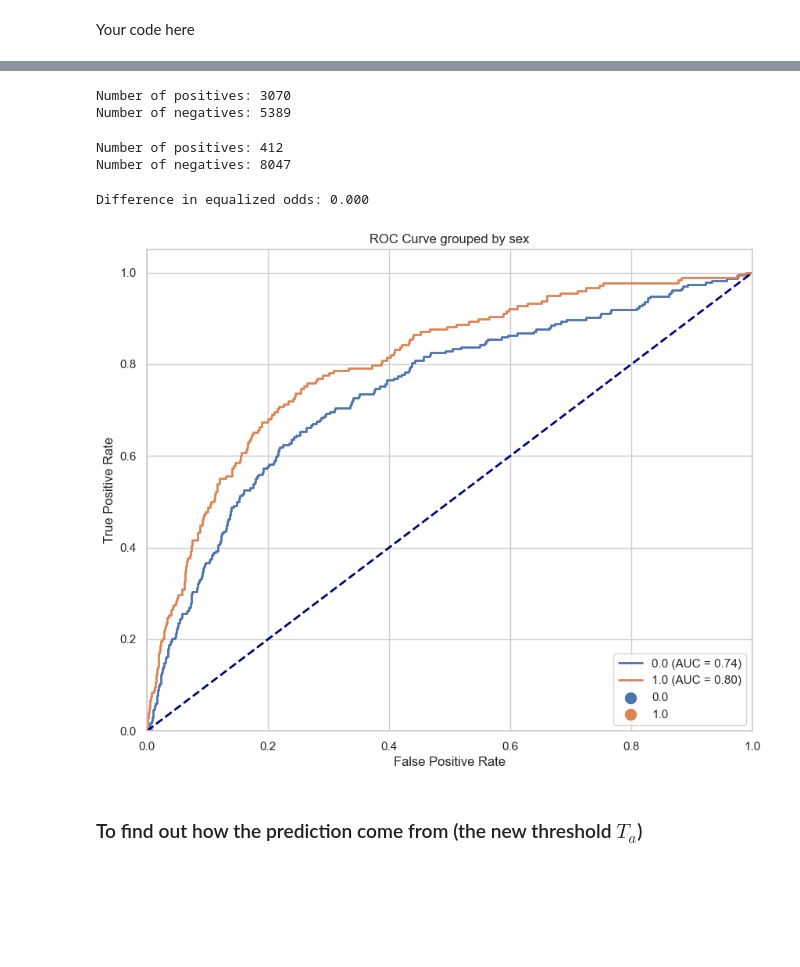
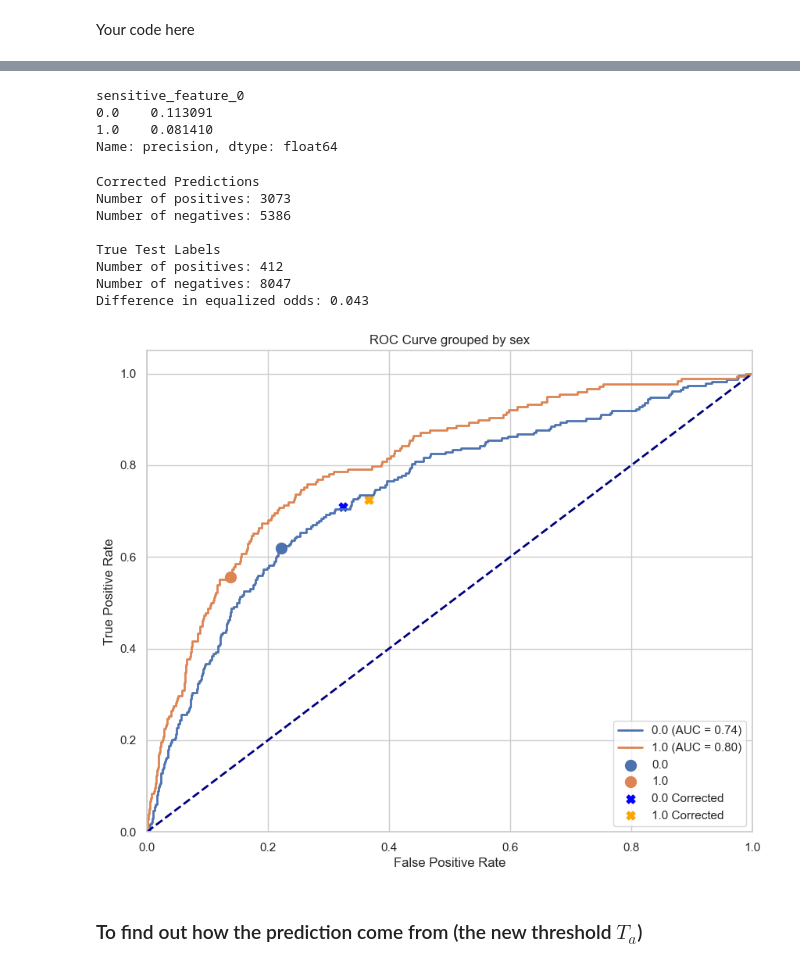
Before and after one commit to Villinger1999/RAI_fairness_exercise1, a Jupyter notebook: exercise.ipynb, the cells around one changed output, grey strips where cells are left out. Saved outputs shown, nothing was run; the diff lists cells and outputs as text; code cells hidden in the pictures; blank space fills up the shorter version.

```diff
--- a/exercise.ipynb
+++ b/exercise.ipynb
@@ -533,35 +579,56 @@ Difference in equalized odds: 0.053
+# %%
+metric_frame_threshold.by_group.precision
+# %% [output]
+sensitive_feature_0
+0.0    0.113091
+1.0    0.081410
+Name: precision, dtype: float64
 # %%
 y_pred_fair_test = np.array(y_pred_fair_test)
 
+
+print("Corrected Predictions")
 n_positives = np.sum(y_pred_fair_test == 1.0)
 n_negatives = np.sum(y_pred_fair_test == 0.0)
 print(f"Number of positives: {n_positives}")
 print(f"Number of negatives: {n_negatives}")
+
+
+
+print("\nTrue Test Labels")
+test_lab = np.array(test_lab)
+n_positives = np.sum(test_lab == 1.0)
+n_negatives = np.sum(test_lab == 0.0)
+print(f"Number of positives: {n_positives}")
+print(f"Number of negatives: {n_negatives}")
+print(
+    f"Difference in equalized odds: {equalized_odds_difference(y_true=test_lab, y_pred=y_pred_fair_test, sensitive_features=test_a):.3f}"
+)
 # %% [output]
-Number of positives: 3070
-Number of negatives: 5389
+Corrected Predictions
+Number of positives: 3073
+Number of negatives: 5386
+
+True Test Labels
+Number of positives: 412
+Number of negatives: 8047
+Difference in equalized odds: 0.043
-# %%
-test_lab = np.array(test_lab)
-
-n_positives = np.sum(test_lab == 1.0)
-n_negatives = np.sum(test_lab == 0.0)
-print(f"Number of positives: {n_positives}")
-print(f"Number of negatives: {n_negatives}")
-# %% [output]
-Number of positives: 412
-Number of negatives: 8047
-# %%
-print(
-    f"Difference in equalized odds: {equalized_odds_difference(y_true=test_lab, y_pred=y_pred_fair_test, sensitive_features=test_a):.3f}"
-)
-# %% [output]
-Difference in equalized odds: 0.000
-# %%
-plot_roc_simple(test_lab, test_prob, test_a, y_pred_fair_test,
-        sensitive_attribute_name = 'sex',
-        )
-# %% [output]
-[figure, removed]
+# %%
+thres_TPR = list(metric_frame_threshold.by_group.TPR)
+thres_FPR = list(metric_frame_threshold.by_group.FPR)
+thres_labels = ["0.0 Corrected", "1.0 Corrected"]
+thres_colors = ["blue","orange"]
+
+plot_roc_simple(test_lab, test_prob, test_a, test_pred,
+        sensitive_attribute_name = 'sex', stack=True
+        )
+for group in zip(thres_FPR,thres_TPR,thres_labels,thres_colors):
+        plt.scatter(group[0],group[1],label = group[2],marker="X",s=60,c = group[3])
+
+plt.legend(loc="lower right")
+plt.show()
+# %% [output]
+[figure, added]
 # %% [markdown]
 ### To find out how the prediction come from (the new threshold $T_a$)
 # %%
```
Also changed, not shown: parts of 7 cells of this notebook, 1 other file.
